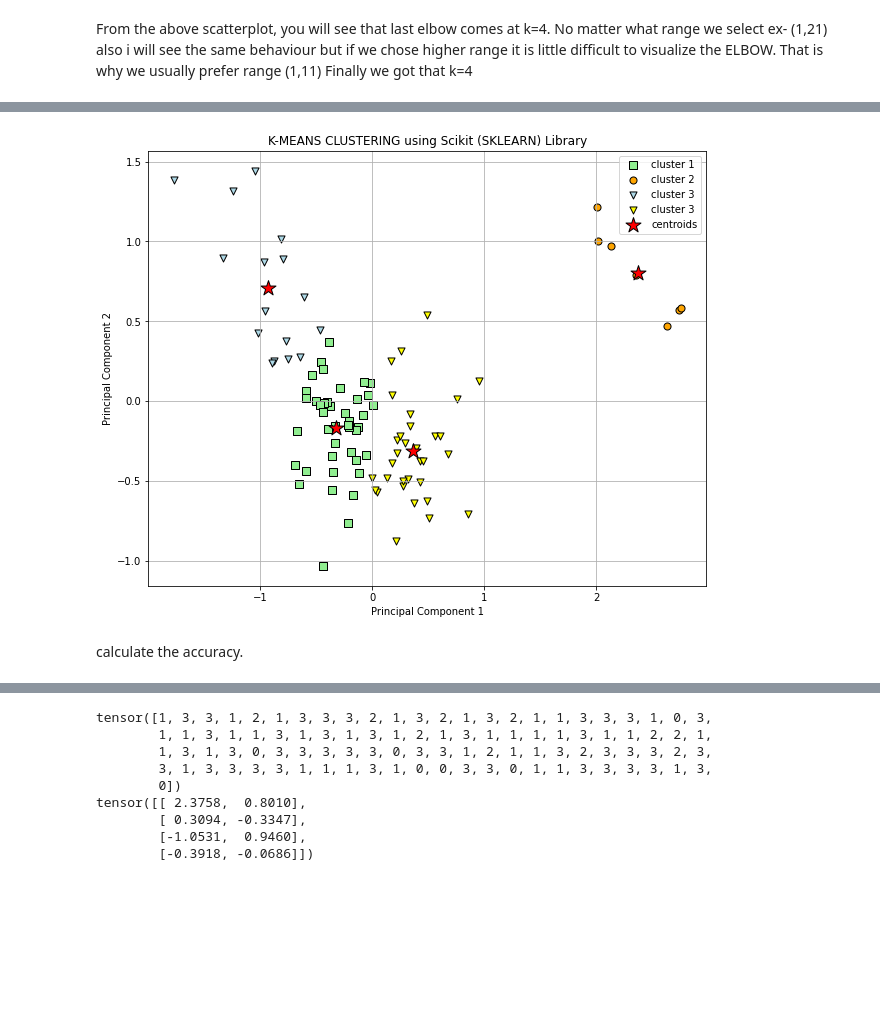
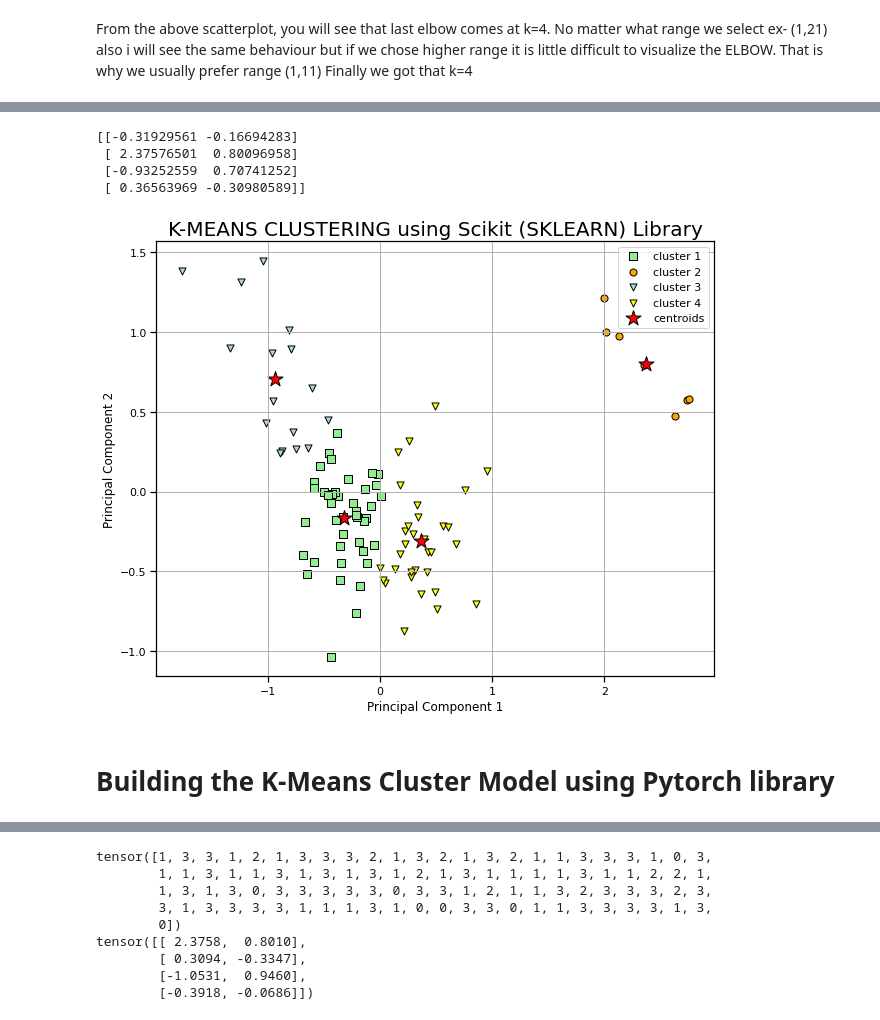
Before and after one commit to NishaMDev/ML-Learning, a Jupyter notebook: Assignment#1/ML_Assignment_1.ipynb, the cells around one changed output, grey strips where cells are left out. Drawn from its saved outputs; the diff is of its cells as text; code cells hidden in the pictures; blank space fills up the shorter version.

```diff
--- a/Assignment#1/ML_Assignment_1.ipynb
+++ b/Assignment#1/ML_Assignment_1.ipynb
@@ -164,7 +164,7 @@ for col in events.columns[events.columns != 'event_team']:
 
 data = pd.concat(appended_data, axis=1)
 
-data['Event team'] = teams
+#data['Event team'] = teams
 data.head(5)
 # %% [output]
 |  | event_type_1 | event_type_2 | event_type_3 | event_type_4 | event_type_5 | event_type_6 | event_type_7 | ... |
@@ -366,6 +365,8 @@ dtype: int64
 data.rename(columns={'head': 'Head'}, inplace = True)
 data.drop('game', axis=1, inplace=True)
 data.drop('Second yellow card', axis=1, inplace=True)
+# %%
+data.drop('Event team', axis=1, inplace=True)
 # %% [markdown]
 ***Drop the null rows***
 # %%
@@ -401,8 +419,7 @@ ValueError: ignored
 # %%
 features = data.copy()
 
-features.drop('Event team', axis=1, inplace=True)
-label = data['Event team']
+#label = data['Event team']
 # %%
 no_of_col = len(features.columns)
 # %%
@@ -541,6 +532,13 @@ data.head()
 | AS Monaco | 12.333333 | 5.385185 | 12.340741 | 1.800000 | 0.059259 | 2.851852 | 12.859259 | 2.111111 | 0.785185 | ... |
 | AS Nancy Lorraine | 11.020833 | 3.708333 | 13.125000 | 1.666667 | 0.072917 | 2.416667 | 12.229167 | 2.645833 | 0.697917 | ... |
 | AS Roma | 15.509524 | 6.019048 | 11.914286 | 2.304762 | 0.080952 | 2.833333 | 13.100000 | 2.176190 | 0.547619 | ... |
+# %%
+print(kmeansmodel.cluster_centers_)
+# %% [output]
+[[-0.31929561 -0.16694283]
+ [ 2.37576501  0.80096958]
+ [-0.93252559  0.70741252]
+ [ 0.36563969 -0.30980589]]
 # %%
 plt.figure(figsize=(10,8))
 
@@ -558,38 +556,38 @@ plt.scatter(
     label='cluster 2'
 )
 
 plt.scatter(
     pca_df_2[y_predict == 2, 0], pca_df_2[y_predict == 2, 1],
     s=50, c='lightblue',
     marker='v', edgecolor='black',
     label='cluster 3'
 )
 
 plt.scatter(
     pca_df_2[y_predict == 3, 0], pca_df_2[y_predict == 3, 1],
     s=50, c='yellow',
     marker='v', edgecolor='black',
-    label='cluster 3'
+    label='cluster 4'
 )
 
 # plot the centroids
 plt.scatter(
     kmeansmodel.cluster_centers_[:, 0], kmeansmodel.cluster_centers_[:, 1],
     s=250, marker='*',
     c='red', edgecolor='black',
     label='centroids'
 )
 
-plt.title('K-MEANS CLUSTERING using Scikit (SKLEARN) Library')
+plt.title('K-MEANS CLUSTERING using Scikit (SKLEARN) Library', fontsize=20)
 plt.xlabel('Principal Component 1')
 plt.ylabel('Principal Component 2')
 plt.legend(scatterpoints=1)
 plt.grid()
 plt.show()
 # %% [output]
-[figure, old version]
+[figure, new version]
-# %% [markdown]
-calculate the accuracy.
+# %% [markdown]
+# **Building the K-Means Cluster Model using Pytorch library**
 # %%
 #!pip install tensorflow-gpu==1.15.3
 # %%
```
Also changed, not shown: parts of 31 cells of this notebook.
